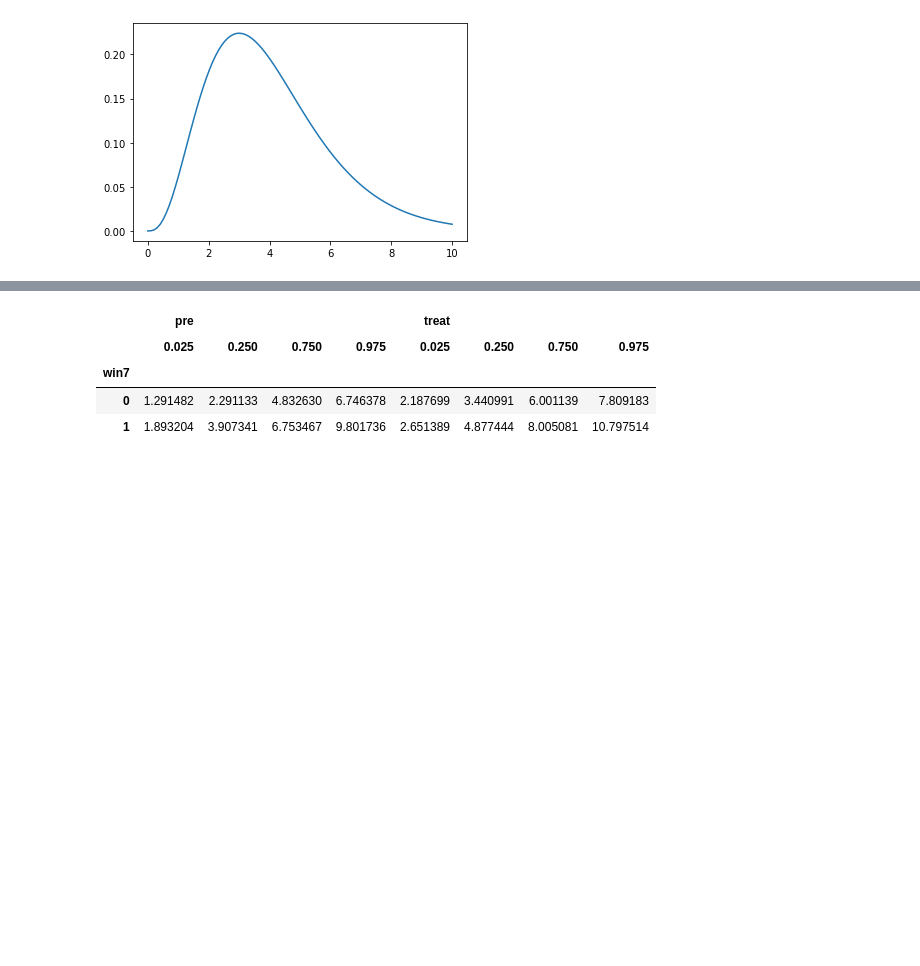
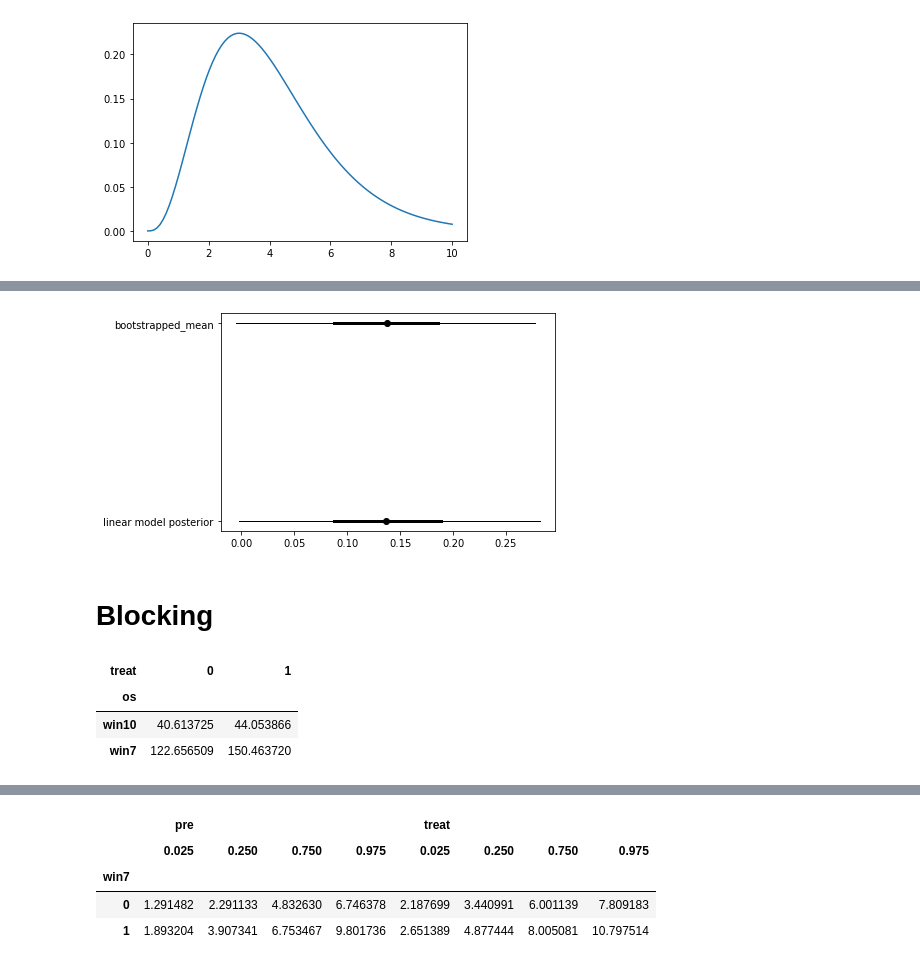
Before and after one commit to wcbeard/experiment_blocking_pretreatment, a Jupyter notebook: notebooks/timing-example.ipynb, the cells around one changed output, grey strips where cells are left out. Drawn from its saved outputs; the diff is of its cells as text; code cells hidden in the pictures; blank space fills up the shorter version.

```diff
--- a/notebooks/timing-example.ipynb
+++ b/notebooks/timing-example.ipynb
@@ -170,0 +248,4 @@ NameError: name 'ix' is not defined
+# %%
+mod = Model(data.query("pre == 0").copy())
+# %%
+fit = mod.fit("yl ~ treat", samples=1000, chains=4, target_accept=.8)
@@ -170,0 +272,20 @@ NameError: name 'ix' is not defined
+# %%
+posterior_treatment = plot_wrap(fit.posterior.treat.values.ravel())
+# %%
+post_plus_boot = vstack([
+    diffsl_.assign(g='bootstrapped_mean'),
+    posterior_treatment.assign(g='linear model posterior')
+])
+# %%
+plu.plot_groupby(post_plus_boot, 'g', 'y')
+# %% [output]
+[figure, added]
+# %% [markdown]
+# Blocking
+# %%
+df.groupby(['os', 'treat']).post.median().unstack()
+# %% [output]
+| treat | 0 | 1 |
+| os |  |  |
+| win10 | 40.613725 | 44.053866 |
+| win7 | 122.656509 | 150.463720 |
```
Also changed, not shown: parts of 55 cells of this notebook, 6 other files.
